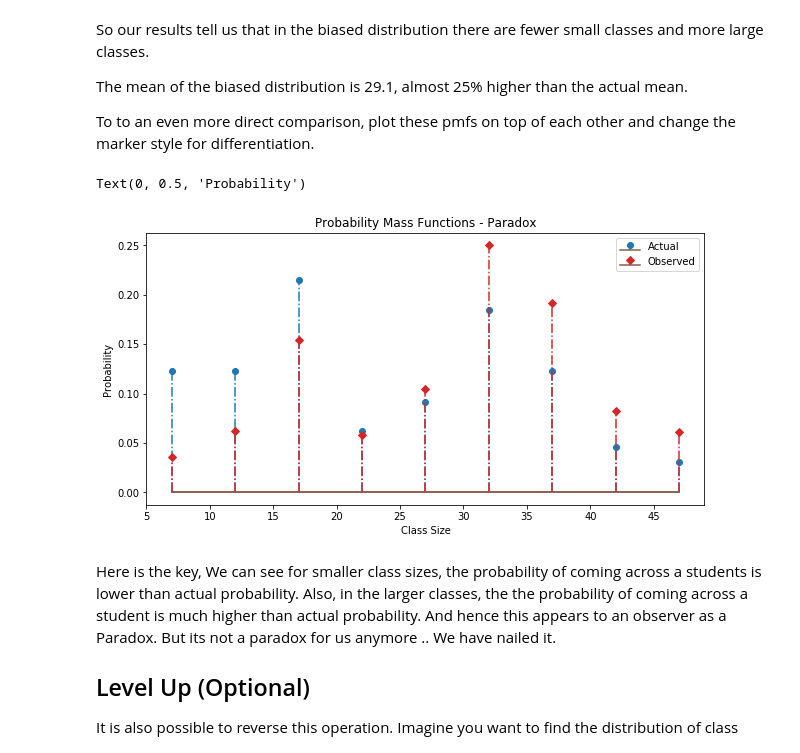
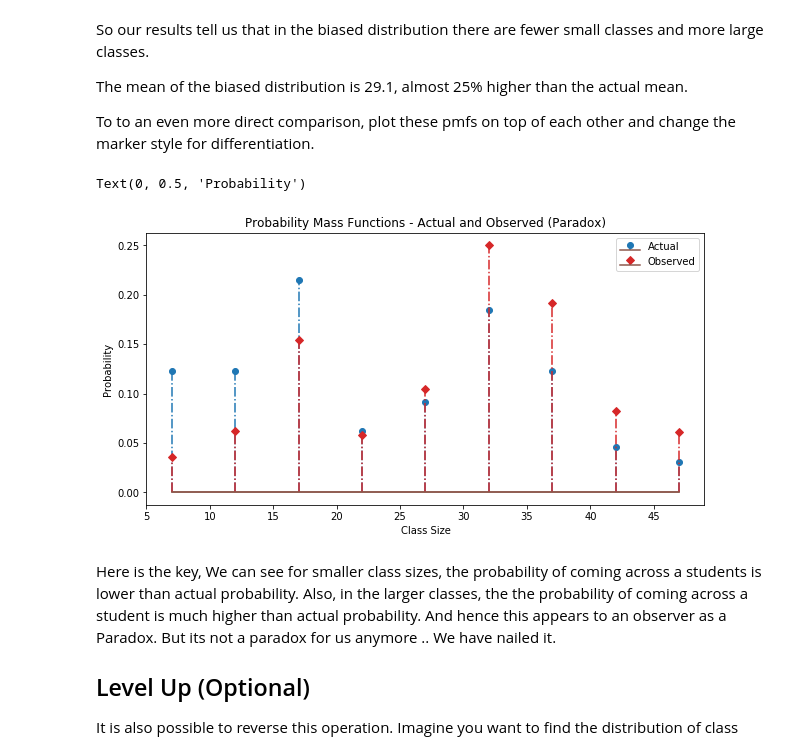
Before and after one commit to georgewillben/dsc-0-09-07-stats-pmf-lab-online-ds-pt-100118, a Jupyter notebook: index.ipynb, the cells around one changed output. Drawn from its saved outputs; the diff is of its cells as text; code cells hidden in the pictures.

```diff
--- a/index.ipynb
+++ b/index.ipynb
@@ -200,15 +200,15 @@ To to an even more direct comparison, plot these pmfs on top of each other and c
 # %%
 # Plot pmfs overlapping
 fig = plt.figure(figsize=(10,5))
 plt.stem(sizes,pmf, linefmt = 'C0-.',  markerfmt='C0o',  basefmt='C5', label='Actual')
 plt.stem(sizes, pmf2, linefmt = 'C3-.',  markerfmt='C3D',  basefmt='C5', label='Observed')
 plt.legend()
-plt.title('Probability Mass Functions - Paradox')
+plt.title('Probability Mass Functions - Actual and Observed (Paradox)')
 plt.xlabel('Class Size')
 plt.ylabel('Probability')
 # %% [output]
 Text(0, 0.5, 'Probability')
-[figure, old version]
+[figure, new version]
 # %% [markdown]
 Here is the key, We can see for smaller class sizes, the probability of coming across a students is lower than actual probability. Also, in the larger classes, the the probability of coming across a student is much higher than actual probability. And hence this appears to an observer as a Paradox. But its not a paradox for us anymore .. We have nailed it.
 
```
